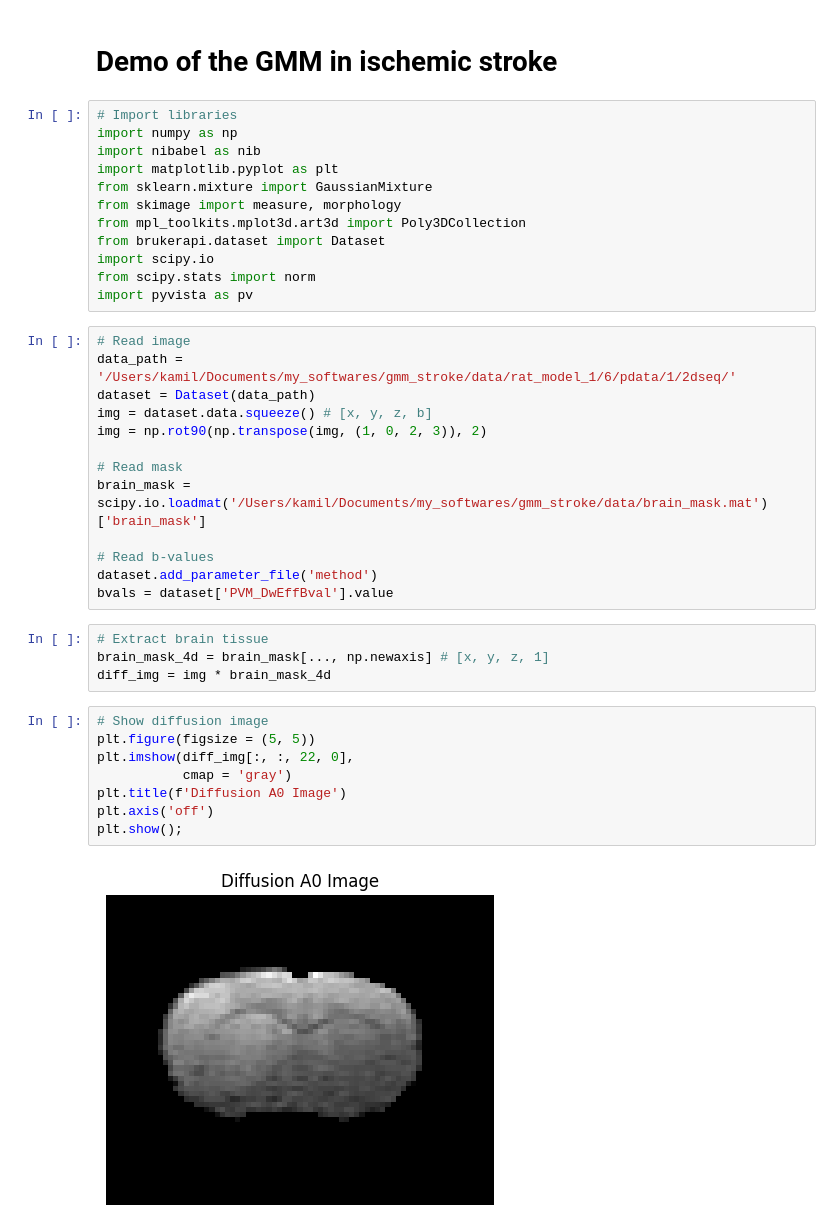
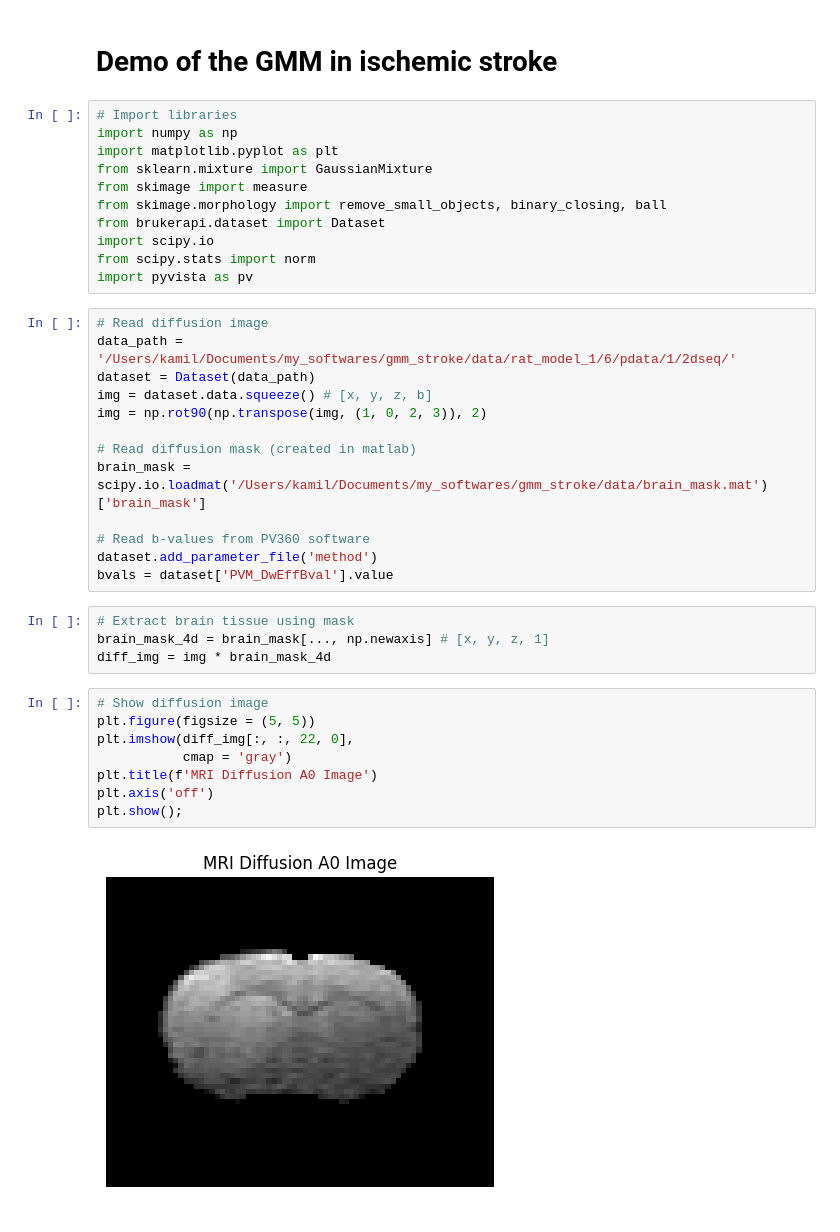
Before and after one commit to KamRoki/gmm_stroke, a Jupyter notebook: notebooks/00_demo.ipynb, the cells around one changed output. Cells and saved outputs as stored; diff of their text form.

```diff
--- a/notebooks/00_demo.ipynb
+++ b/notebooks/00_demo.ipynb
@@ -3,40 +3,39 @@
 # %%
 # Import libraries
 import numpy as np
-import nibabel as nib
 import matplotlib.pyplot as plt
 from sklearn.mixture import GaussianMixture
-from skimage import measure, morphology
-from mpl_toolkits.mplot3d.art3d import Poly3DCollection
+from skimage import measure
+from skimage.morphology import remove_small_objects, binary_closing, ball
 from brukerapi.dataset import Dataset
 import scipy.io
 from scipy.stats import norm
 import pyvista as pv
 # %%
-# Read image
+# Read diffusion image
 data_path = '/Users/kamil/Documents/my_softwares/gmm_stroke/data/rat_model_1/6/pdata/1/2dseq/'
 dataset = Dataset(data_path)
 img = dataset.data.squeeze() # [x, y, z, b]
 img = np.rot90(np.transpose(img, (1, 0, 2, 3)), 2)
 
-# Read mask
+# Read diffusion mask (created in matlab)
 brain_mask = scipy.io.loadmat('/Users/kamil/Documents/my_softwares/gmm_stroke/data/brain_mask.mat')['brain_mask']
 
-# Read b-values
+# Read b-values from PV360 software
 dataset.add_parameter_file('method')
 bvals = dataset['PVM_DwEffBval'].value
 # %%
-# Extract brain tissue
+# Extract brain tissue using mask
 brain_mask_4d = brain_mask[..., np.newaxis] # [x, y, z, 1]
 diff_img = img * brain_mask_4d
 # %%
 # Show diffusion image
 plt.figure(figsize = (5, 5))
 plt.imshow(diff_img[:, :, 22, 0],
            cmap = 'gray')
-plt.title(f'Diffusion A0 Image')
+plt.title(f'MRI Diffusion A0 Image')
 plt.axis('off')
 plt.show();
 # %% [output]
-[figure, old version]
+[figure, new version]
 # %%
```
Also changed, not shown: parts of 6 cells of this notebook, 8 other files.
